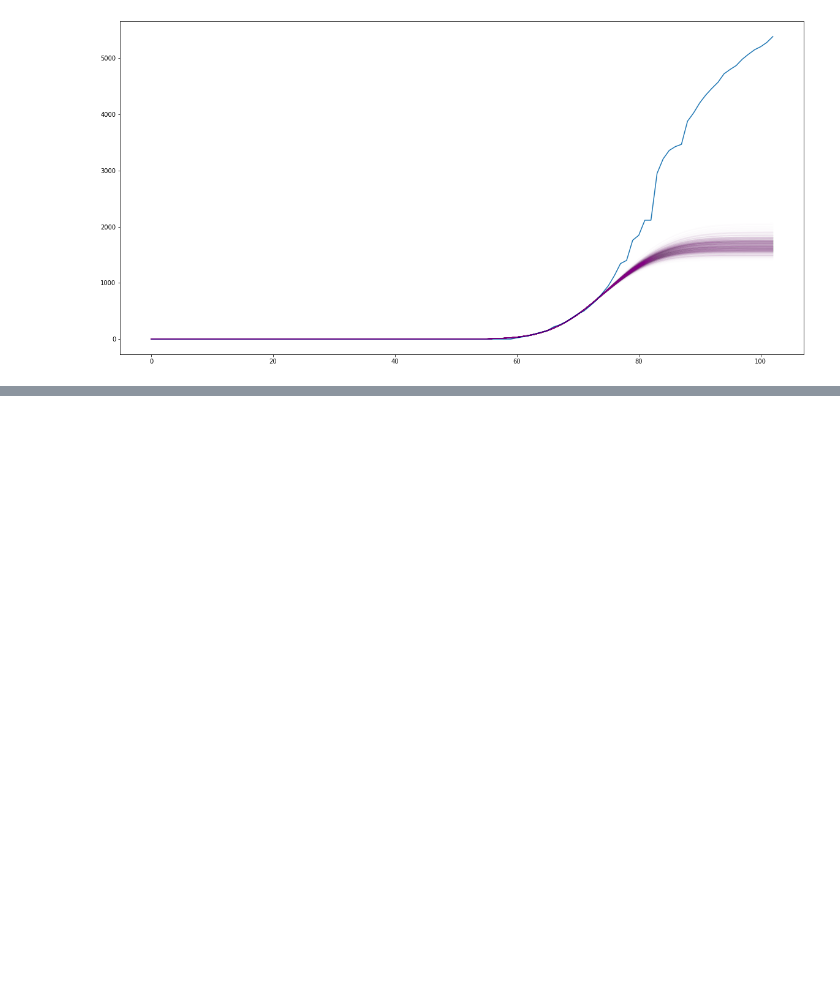
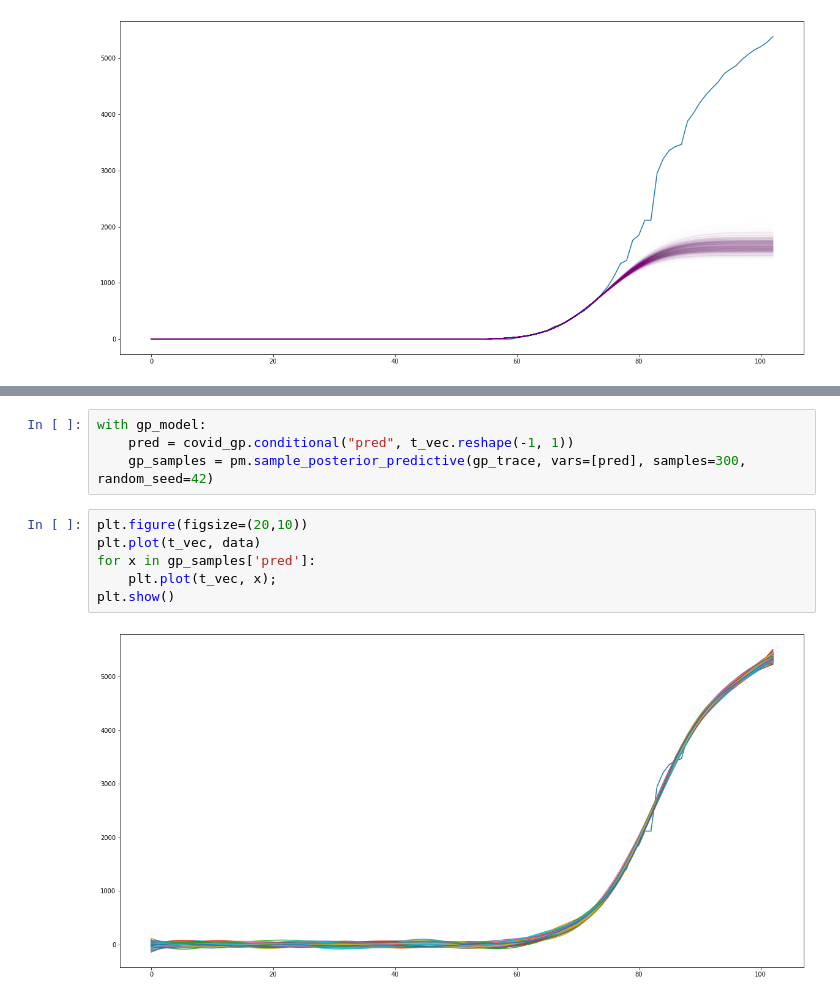
Before and after one commit to danielnee2/SKTW, a Jupyter notebook: TC/Gaussian Process.ipynb, the cells around one changed output, grey strips where cells are left out. Cells and saved outputs as stored; diff of their text form; blank space fills up the shorter version.

```diff
--- a/TC/Gaussian Process.ipynb
+++ b/TC/Gaussian Process.ipynb
@@ -185,0 +232,12 @@ plt.savefig("1month.png")
+# %%
+with gp_model:
+    pred = covid_gp.conditional("pred", t_vec.reshape(-1, 1))
+    gp_samples = pm.sample_posterior_predictive(gp_trace, vars=[pred], samples=300, random_seed=42)
+# %%
+plt.figure(figsize=(20,10))
+plt.plot(t_vec, data)
+for x in gp_samples['pred']:
+    plt.plot(t_vec, x);
+plt.show()
+# %% [output]
+[figure, added]
```
Also changed, not shown: parts of 6 cells of this notebook, 1 other file.
